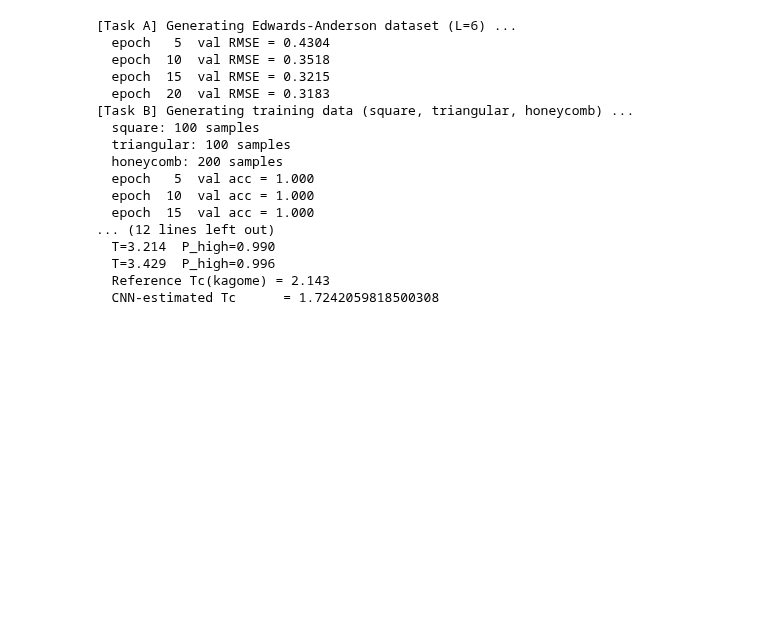
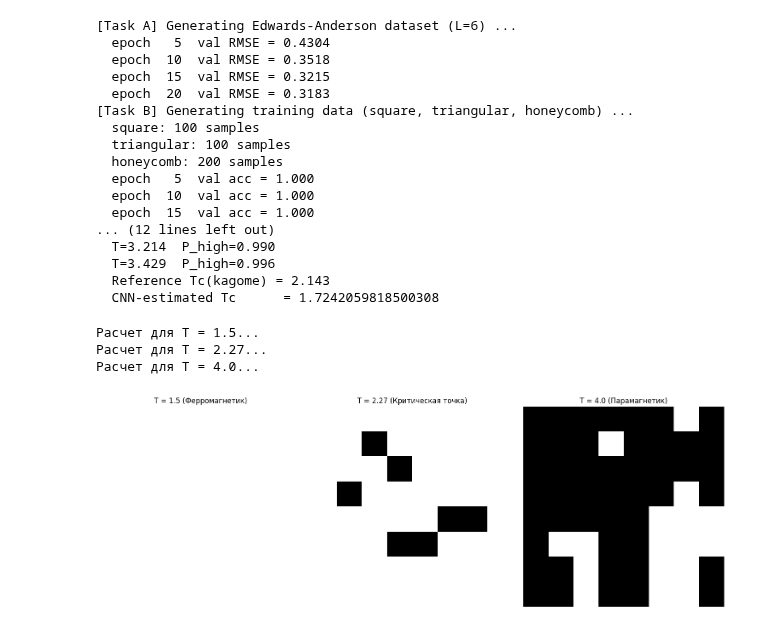
Before and after one commit to Beetz-Zero/Diploma, a Jupyter notebook: Replics/main.ipynb, the cells around one changed output. Drawn from its saved outputs; the diff is of its cells as text; code cells hidden in the pictures; blank space fills up the shorter version.

```diff
--- a/Replics/main.ipynb
+++ b/Replics/main.ipynb
@@ -907,3 +898,74 @@ if __name__ == "__main__":
   T=3.429  P_high=0.996
   Reference Tc(kagome) = 2.143
   CNN-estimated Tc      = 1.7242059818500308
+# %%
+import numpy as np
+import matplotlib.pyplot as plt
+
+def initialize_lattice(N, random=True):
+    if random:
+        return np.random.choice([-1, 1], size=(N, N))
+    return np.ones((N, N), dtype=int)
+
+def metropolis_step(lattice, beta):
+
+    N = lattice.shape[0]
+    for _ in range(N * N):
+
+        i = np.random.randint(0, N)
+        j = np.random.randint(0, N)
+
+        spin = lattice[i, j]
+
+
+        neighbors = (lattice[(i+1)%N, j] + lattice[(i-1)%N, j] +
+                     lattice[i, (j+1)%N] + lattice[i, (j-1)%N])
+
+
+        dE = 2 * spin * neighbors
+
+
+        if dE <= 0 or np.random.rand() < np.exp(-dE * beta):
+            lattice[i, j] = -spin
+
+def run_simulation(N, T, steps):
+    """Запускает симуляцию для заданной температуры T."""
+    beta = 1.0 / T
+    lattice = initialize_lattice(N, random=True)
+
+
+    for _ in range(int(steps * 0.6)):
+        metropolis_step(lattice, beta)
+
+
+    for _ in range(int(steps * 0.4)):
+        metropolis_step(lattice, beta)
+
+    return lattice
+
+
+N = 8
+steps = 1000
+
+
+temperatures = [1.5, 2.27, 4.0]
+titles = ['T = 1.5 (Ферромагнетик)', 'T = 2.27 (Критическая точка)', 'T = 4.0 (Парамагнетик)']
+
+
+fig, axes = plt.subplots(1, 3, figsize=(15, 5))
+
+for ax, T, title in zip(axes, temperatures, titles):
+    print(f"Расчет для T = {T}...")
+    final_lattice = run_simulation(N, T, steps)
+
+    ax.imshow(final_lattice, cmap='gray', vmin=-1, vmax=1)
+    ax.set_title(title, fontsize=12)
+    ax.axis('off')
+
+plt.tight_layout()
+plt.show()
+# %% [output]
+Расчет для T = 1.5...
+Расчет для T = 2.27...
+Расчет для T = 4.0...
+[figure, added]
```
Also changed, not shown: parts of 3 cells of this notebook, 1 other file.
